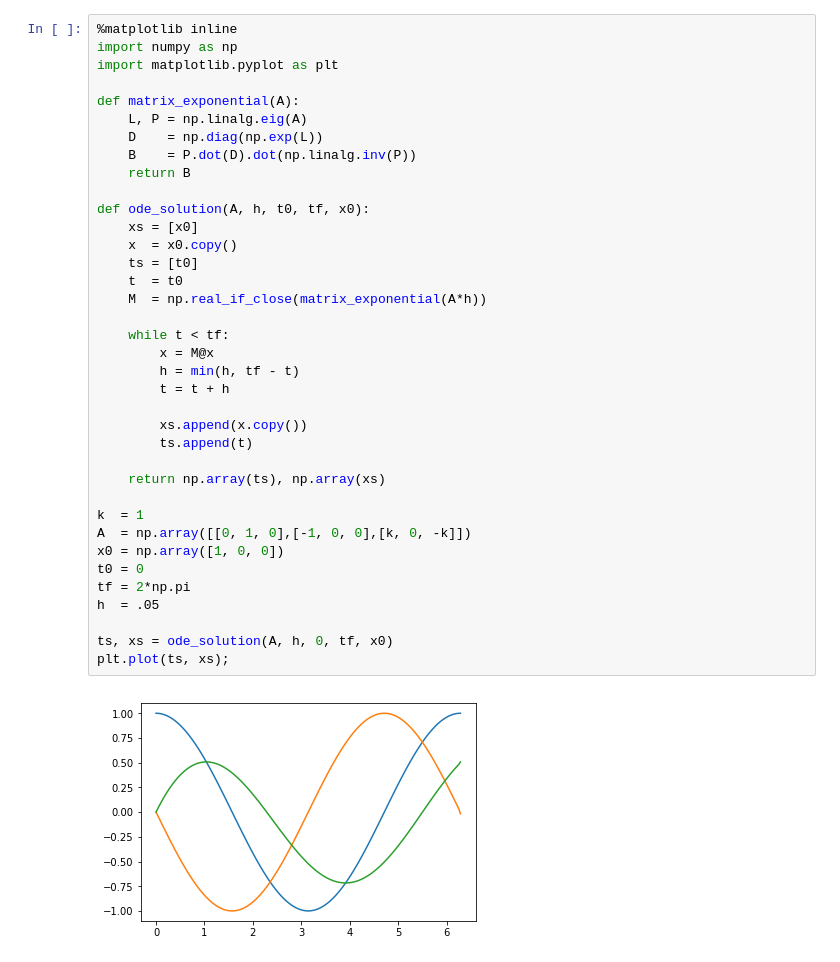
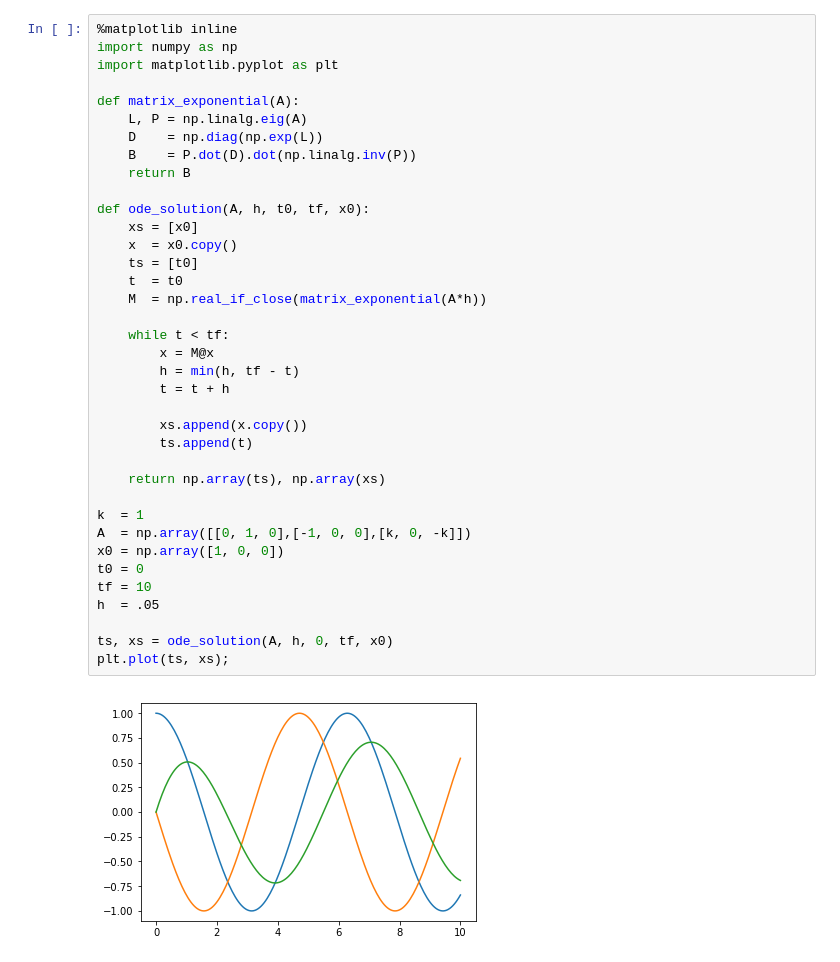
Before and after one commit to mbkaraoglu/senior-thesis, a Jupyter notebook: KalmanFiltering.ipynb, the cells around one changed output. Saved outputs shown, nothing was run; the diff lists cells and outputs as text.

```diff
--- a/KalmanFiltering.ipynb
+++ b/KalmanFiltering.ipynb
@@ -8,35 +8,35 @@ def matrix_exponential(A):
     D    = np.diag(np.exp(L))
     B    = P.dot(D).dot(np.linalg.inv(P))
     return B
 
 def ode_solution(A, h, t0, tf, x0):
     xs = [x0]
     x  = x0.copy()
     ts = [t0]
     t  = t0
     M  = np.real_if_close(matrix_exponential(A*h))
 
     while t < tf:
         x = M@x
         h = min(h, tf - t)
         t = t + h
 
         xs.append(x.copy())
         ts.append(t)
 
     return np.array(ts), np.array(xs)
 
 k  = 1
 A  = np.array([[0, 1, 0],[-1, 0, 0],[k, 0, -k]])
 x0 = np.array([1, 0, 0])
 t0 = 0
-tf = 2*np.pi
+tf = 10
 h  = .05
 
 ts, xs = ode_solution(A, h, 0, tf, x0)
 plt.plot(ts, xs);
 # %% [output]
-[figure, old version]
+[figure, new version]
 # %%
 def KalmanFilterLinOde(A, H, t0, tf, h, xt0, xf0, Pf, Q, R, x_dims, sigma_obs):
 
```
Also changed, not shown: parts of 3 cells of this notebook.
